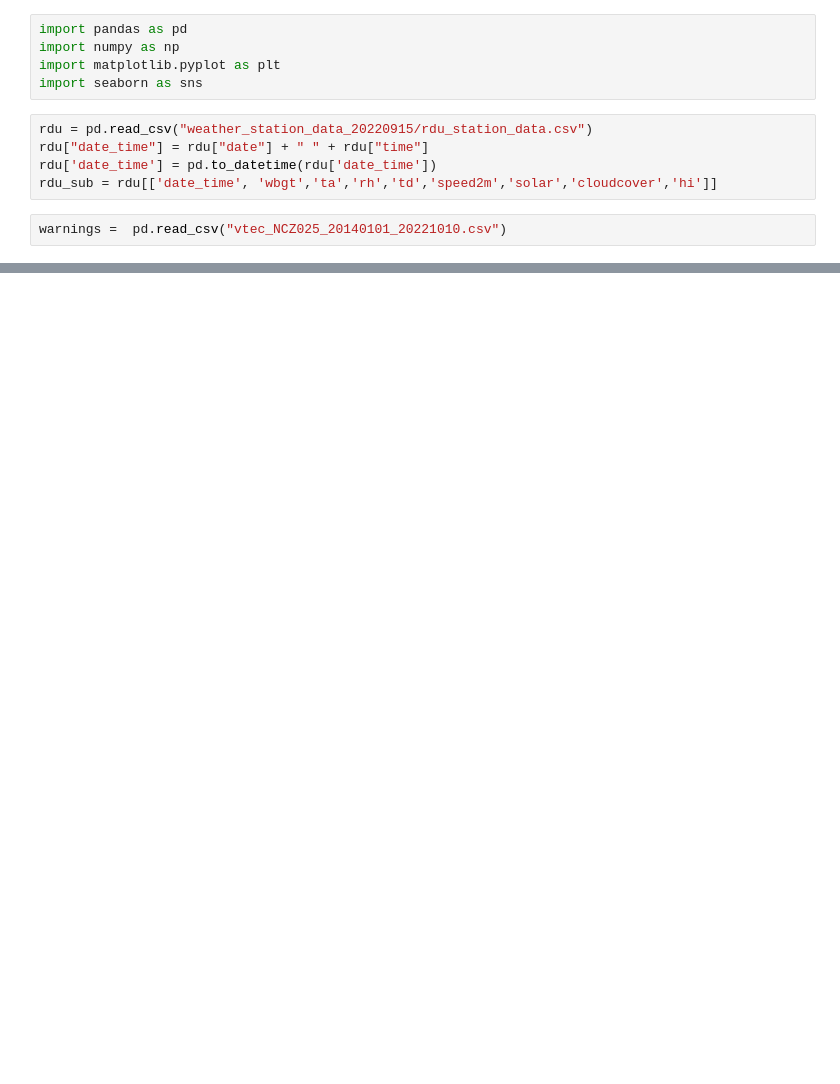
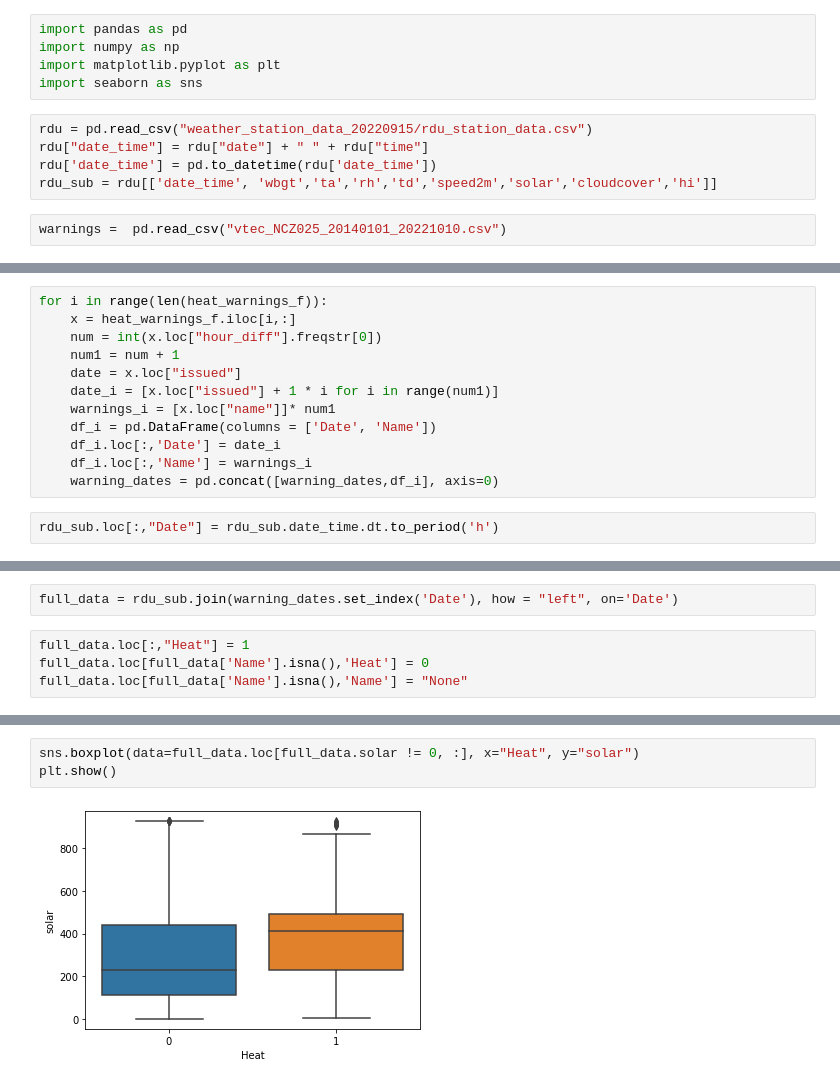
Before and after one commit to jacdu/portfolio_ml_proj, a Jupyter notebook: Warnings_EDA.ipynb, the cells around one changed output, grey strips where cells are left out. Saved outputs shown, nothing was run; the diff lists cells and outputs as text; blank space fills up the shorter version.

```diff
--- a/Warnings_EDA.ipynb
+++ b/Warnings_EDA.ipynb
@@ -37,0 +44,14 @@ heat_warnings
+# %%
+for i in range(len(heat_warnings_f)):
+    x = heat_warnings_f.iloc[i,:]
+    num = int(x.loc["hour_diff"].freqstr[0])
+    num1 = num + 1
+    date = x.loc["issued"]
+    date_i = [x.loc["issued"] + 1 * i for i in range(num1)]
+    warnings_i = [x.loc["name"]]* num1
+    df_i = pd.DataFrame(columns = ['Date', 'Name'])
+    df_i.loc[:,'Date'] = date_i
+    df_i.loc[:,'Name'] = warnings_i
+    warning_dates = pd.concat([warning_dates,df_i], axis=0)
+# %%
+rdu_sub.loc[:,"Date"] = rdu_sub.date_time.dt.to_period('h')
@@ -37,0 +64,6 @@ heat_warnings
+# %%
+full_data = rdu_sub.join(warning_dates.set_index('Date'), how = "left", on='Date')
+# %%
+full_data.loc[:,"Heat"] = 1
+full_data.loc[full_data['Name'].isna(),'Heat'] = 0
+full_data.loc[full_data['Name'].isna(),'Name'] = "None"
@@ -37,0 +85,5 @@ heat_warnings
+# %%
+sns.boxplot(data=full_data.loc[full_data.solar != 0, :], x="Heat", y="solar")
+plt.show()
+# %% [output]
+[figure, added]
```
Also changed, not shown: parts of 16 cells of this notebook.
